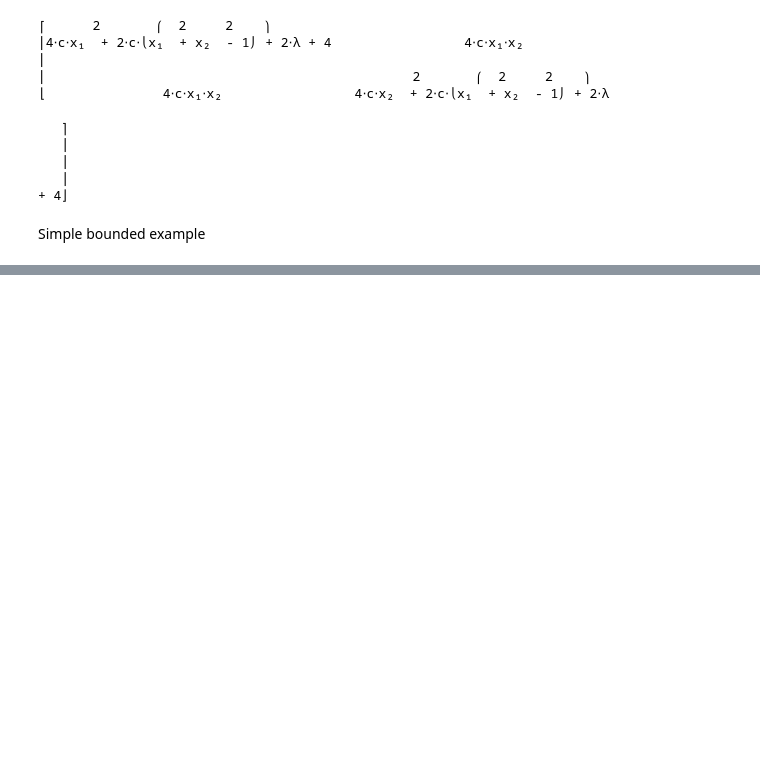
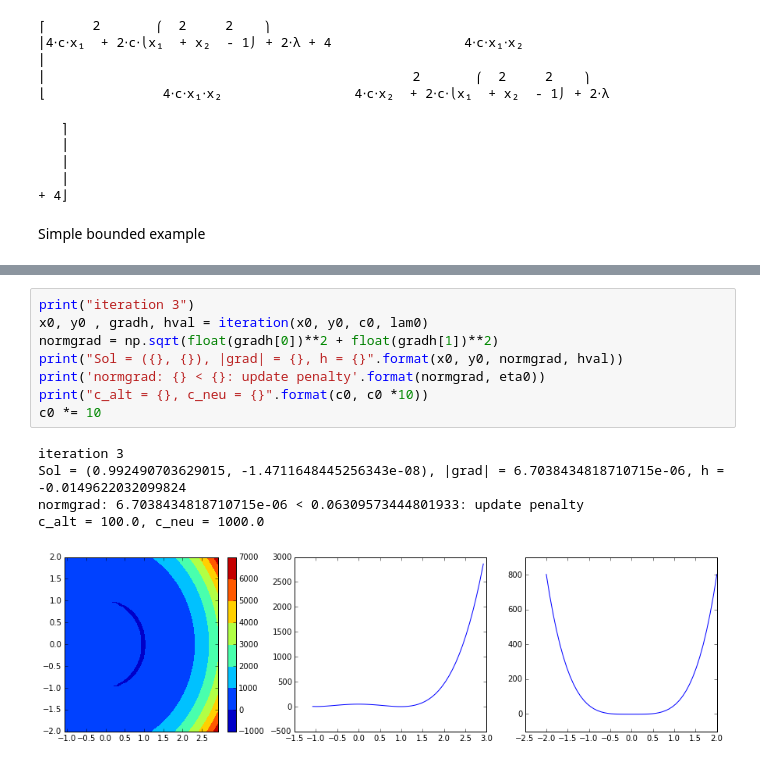
Before and after one commit to ContactEngineering/ContactMechanics, a Jupyter notebook: helpers/Testing_augmented_Lagrangian.ipynb, the cells around one changed output, grey strips where cells are left out. Cells and saved outputs as stored; diff of their text form; blank space fills up the shorter version.

```diff
--- a/helpers/Testing_augmented_Lagrangian.ipynb
+++ b/helpers/Testing_augmented_Lagrangian.ipynb
@@ -735,0 +1260,14 @@ Simple bounded example
+# %%
+print("iteration 3")
+x0, y0 , gradh, hval = iteration(x0, y0, c0, lam0)
+normgrad = np.sqrt(float(gradh[0])**2 + float(gradh[1])**2)
+print("Sol = ({}, {}), |grad| = {}, h = {}".format(x0, y0, normgrad, hval))
+print('normgrad: {} < {}: update penalty'.format(normgrad, eta0))
+print("c_alt = {}, c_neu = {}".format(c0, c0 *10))
+c0 *= 10
+# %% [output]
+iteration 3
+Sol = (0.992490703629015, -1.4711648445256343e-08), |grad| = 6.7038434818710715e-06, h = -0.0149622032099824
+normgrad: 6.7038434818710715e-06 < 0.06309573444801933: update penalty
+c_alt = 100.0, c_neu = 1000.0
+[figure, added]
```
Also changed, not shown: parts of 17 cells of this notebook.
